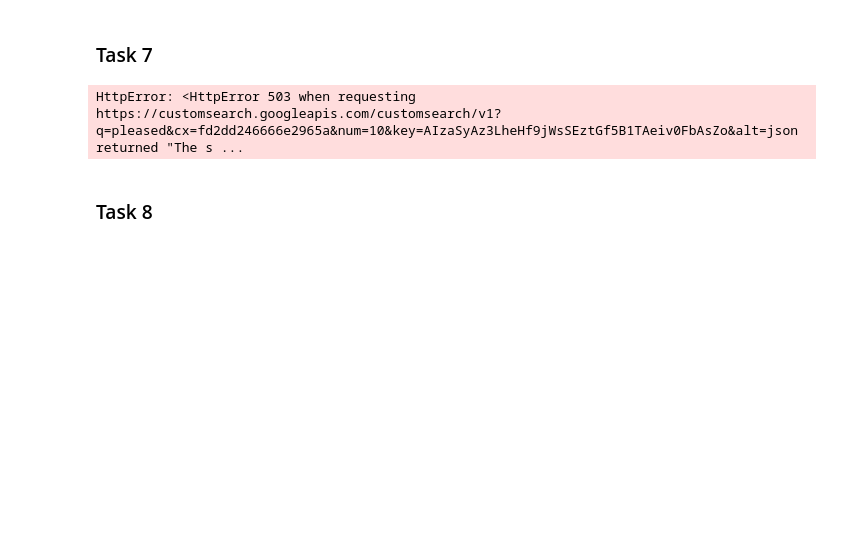
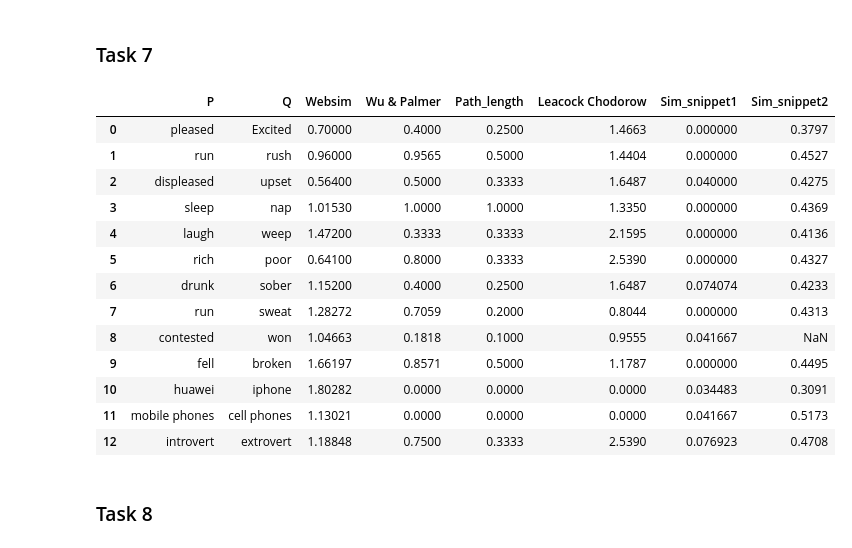
Before and after one commit to dneumann20/NLPproject, a Jupyter notebook: sourcecode/main.ipynb, the cells around one changed output. Saved outputs shown, nothing was run; the diff lists cells and outputs as text; code cells hidden in the pictures; blank space fills up the shorter version.

```diff
--- a/sourcecode/main.ipynb
+++ b/sourcecode/main.ipynb
@@ -311,14 +299,27 @@ Overlapping Score :  0.4558
 <h3> Task 7 </h3>
 # %%
 pair_words_df['Sim_snippet2'] = ''
-for i in range(len(pair_words_df)):
+for i in range(0,len(pair_words_df)):
     snipp_p = google_snippets(pair_words_df.iloc[i,0])
     snipp_q = google_snippets(pair_words_df.iloc[i,1])
 
     pair_words_df.iloc[i,-1] = sim_snippets2(snipp_p, snipp_q)
 
 pair_words_df
 # %% [output]
-HttpError: <HttpError 503 when requesting https://customsearch.googleapis.com/customsearch/v1?q=pleased&cx=fd2dd246666e2965a&num=10&key=AIzaSyAz3LheHf9jWsSEztGf5B1TAeiv0FbAsZo&alt=json returned "The s ...
+|  | P | Q | Websim | Wu & Palmer | Path_length | Leacock Chodorow | Sim_snippet1 | Sim_snippet2 |
+| 0 | pleased | Excited | 0.70000 | 0.4000 | 0.2500 | 1.4663 | 0.000000 | 0.3797 |
+| 1 | run | rush | 0.96000 | 0.9565 | 0.5000 | 1.4404 | 0.000000 | 0.4527 |
+| 2 | displeased | upset | 0.56400 | 0.5000 | 0.3333 | 1.6487 | 0.040000 | 0.4275 |
+| 3 | sleep | nap | 1.01530 | 1.0000 | 1.0000 | 1.3350 | 0.000000 | 0.4369 |
+| 4 | laugh | weep | 1.47200 | 0.3333 | 0.3333 | 2.1595 | 0.000000 | 0.4136 |
+| 5 | rich | poor | 0.64100 | 0.8000 | 0.3333 | 2.5390 | 0.000000 | 0.4327 |
+| 6 | drunk | sober | 1.15200 | 0.4000 | 0.2500 | 1.6487 | 0.074074 | 0.4233 |
+| 7 | run | sweat | 1.28272 | 0.7059 | 0.2000 | 0.8044 | 0.000000 | 0.4313 |
+| 8 | contested | won | 1.04663 | 0.1818 | 0.1000 | 0.9555 | 0.041667 | NaN |
+| 9 | fell | broken | 1.66197 | 0.8571 | 0.5000 | 1.1787 | 0.000000 | 0.4495 |
+| 10 | huawei | iphone | 1.80282 | 0.0000 | 0.0000 | 0.0000 | 0.034483 | 0.3091 |
+| 11 | mobile phones | cell phones | 1.13021 | 0.0000 | 0.0000 | 0.0000 | 0.041667 | 0.5173 |
+| 12 | introvert | extrovert | 1.18848 | 0.7500 | 0.3333 | 2.5390 | 0.076923 | 0.4708 |
 # %%
 pair_words_df.to_csv('Compiled_results.csv', index=False)
```
Also changed, not shown: parts of 5 cells of this notebook, 10 other files.
